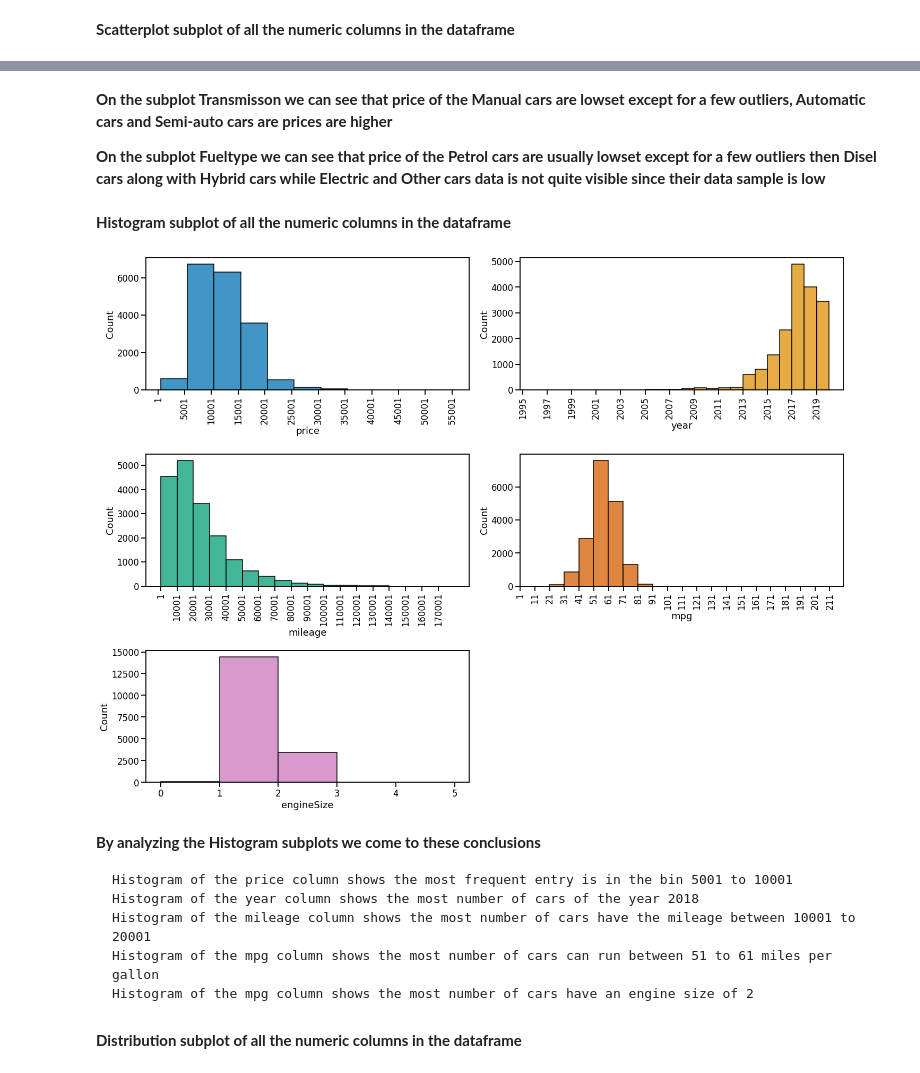
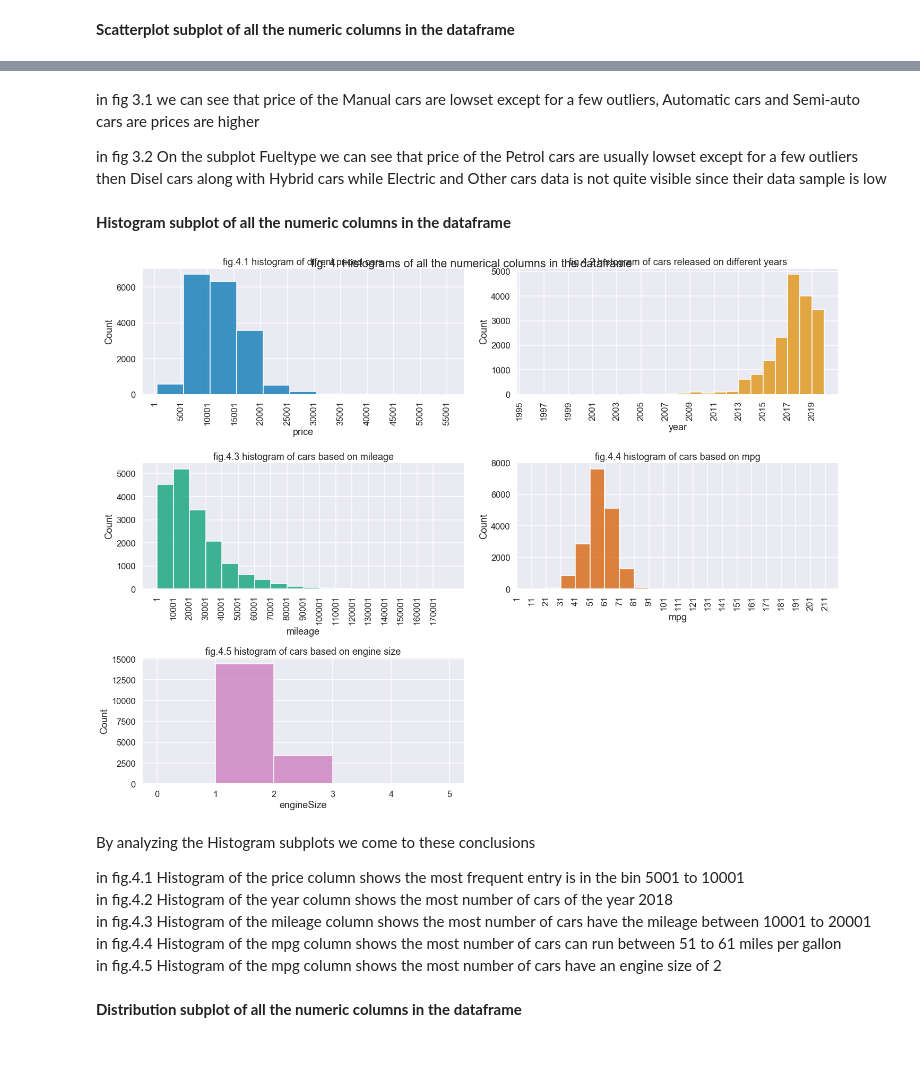
Before and after one commit to zintesar/ford_used_car_EDA, a Jupyter notebook: ford_used_car_analysis.ipynb, the cells around one changed output, grey strips where cells are left out. Saved outputs shown, nothing was run; the diff lists cells and outputs as text; code cells hidden in the pictures.

```diff
--- a/ford_used_car_analysis.ipynb
+++ b/ford_used_car_analysis.ipynb
@@ -1,10 +20,19 @@
 # %% [markdown]
 <strong>Importing of required libraries and packages</strong>
 # %%
+# import the data analysis libraries
 import pandas as pd
 import numpy as np
+
+# data visualization libraries
 import matplotlib.pyplot as plt
 import seaborn as sns
 
+# generate clear images
 sns.set_context('talk')
+
+# for desired color palette
 plot_color = sns.color_palette("colorblind")
+
+# set the background of the images
+sns.set_style('darkgrid')
@@ -152,7 +282,7 @@ plt.show()
 # %% [markdown]
-<strong> On the subplot Transmisson we can see that price of the Manual cars are lowset except for a few outliers, Automatic cars and Semi-auto cars are prices are higher  </strong>
+in fig 3.1 we can see that price of the Manual cars are lowset except for a few outliers, Automatic cars and Semi-auto cars are prices are higher
 
-<strong> On the subplot Fueltype we can see that price of the Petrol cars are usually lowset except for a few outliers then Disel cars along with Hybrid cars while Electric and Other cars data is not quite visible since their data sample is low </strong>
+in fig 3.2 On the subplot Fueltype we can see that price of the Petrol cars are usually lowset except for a few outliers then Disel cars along with Hybrid cars while Electric and Other cars data is not quite visible since their data sample is low
 # %% [markdown]
 <strong>Histogram subplot of all the numeric columns in the dataframe</strong>
 # %%
@@ -160,43 +290,52 @@ plt.figure(figsize=(20,15))
 
 #subplot row1 column1 price
 plt.subplot(3,2,1)
 sns.histplot(data=df, x='price', binwidth=5000 , color= plot_color[0])
 plt.xticks(np.arange(1,56001,5000), rotation=90)
+plt.title("fig.4.1 histogram of difrent priced cars")
+
 
 #subplot row1 column2 year
 plt.subplot(3,2,2)
 sns.histplot(data=df, x='year' , binwidth=1, color= plot_color[1])
 plt.xticks(np.arange(1995,2021,2), rotation=90)
+plt.title("fig.4.2 histogram of cars released on different years")
+
 
 #subplot row2 column1 milage
 plt.subplot(3,2,3)
 sns.histplot(data=df, x='mileage' , binwidth=10000 , color= plot_color[2] )
 plt.xticks(np.arange(1,177801,10000), rotation=90)
+plt.title("fig.4.3 histogram of cars based on mileage")
+
 
 #subplot row2 column2 miles per gallon
 plt.subplot(3,2,4)
 sns.histplot(data=df, x='mpg' , binwidth=10 , color= plot_color[3])
 plt.xticks(np.arange(1,212,10), rotation=90)
+plt.title("fig.4.4 histogram of cars based on mpg")
+
 
 #subplot row3 column1 engine size
 plt.subplot(3,2,5)
 sns.histplot(data=df, x='engineSize', binwidth=1 , color= plot_color[4])
 plt.xticks(np.arange(0,6,1), rotation=0)
+plt.title("fig.4.5 histogram of cars based on engine size")
 
+plt.suptitle("fig. 4. Histograms of all the numerical columns in the dataframe")
 
 plt.tight_layout()
 plt.show()
 # %% [output]
-[figure, old version]
+[figure, new version]
 # %% [markdown]
-<strong>By analyzing the Histogram subplots we come to these conclusions
+By analyzing the Histogram subplots we come to these conclusions
 
-    Histogram of the price column shows the most frequent entry is in the bin 5001 to 10001
-    Histogram of the year column shows the most number of cars of the year 2018
-    Histogram of the mileage column shows the most number of cars have the mileage between 10001 to 20001
-    Histogram of the mpg column shows the most number of cars can run between 51 to 61 miles per gallon
-    Histogram of the mpg column shows the most number of cars have an engine size of 2
-</strong>
+   in fig.4.1 Histogram of the price column shows the most frequent entry is in the bin 5001 to 10001
+   <br>in fig.4.2 Histogram of the year column shows the most number of cars of the year 2018
+   <br>in fig.4.3 Histogram of the mileage column shows the most number of cars have the mileage between 10001 to 20001
+   <br>in fig.4.4 Histogram of the mpg column shows the most number of cars can run between 51 to 61 miles per gallon
+   <br>in fig.4.5 Histogram of the mpg column shows the most number of cars have an engine size of 2
 # %% [markdown]
 <strong>Distribution subplot of all the numeric columns in the dataframe</strong>
 # %%
```
Also changed, not shown: parts of 25 cells of this notebook, 2 other files.
